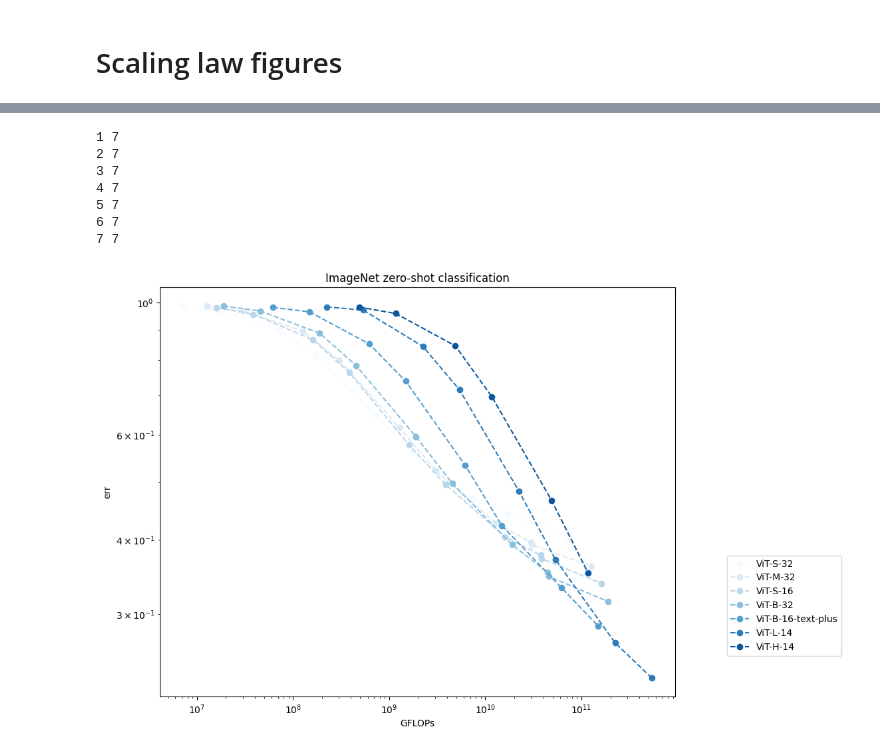
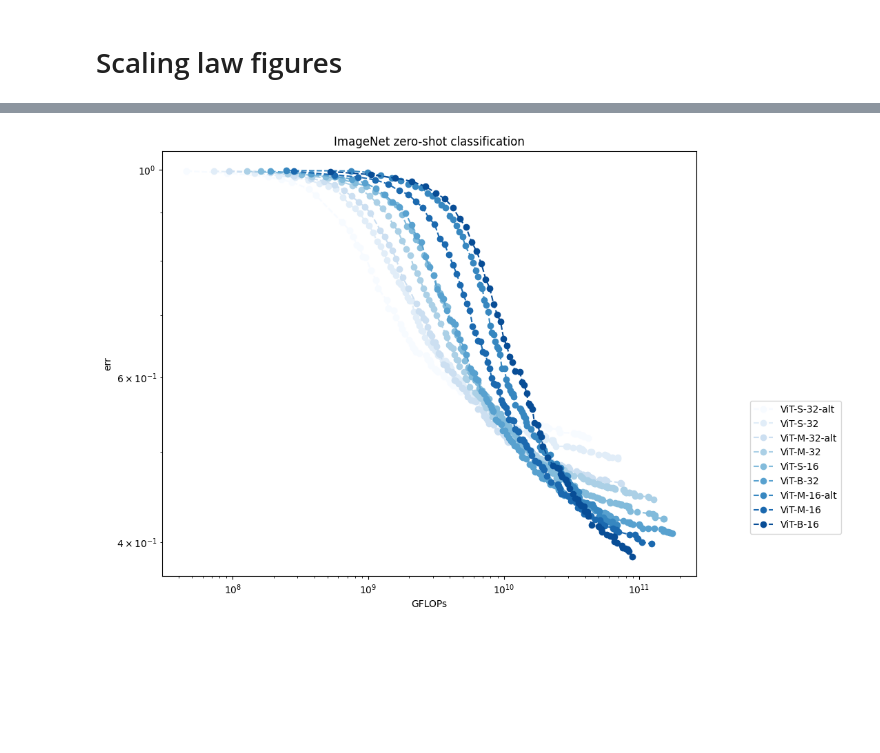
Before and after one commit to SLAMPAI/open_clip_scaling, a Jupyter notebook: results.ipynb, the cells around one changed output, grey strips where cells are left out. Drawn from its saved outputs; the diff is of its cells as text; code cells hidden in the pictures; blank space fills up the shorter version.

```diff
--- a/results.ipynb
+++ b/results.ipynb
@@ -84,7 +84,7 @@ def curve_fit_powlaw_quantile(xdata, ydata, q=0.1):
     def func(x):
         return (x**r.coef_[0]) * np.exp(r.intercept_)
     a, b = (r.intercept_, r.coef_[0])
-    return (a,b), func, f"Y = {np.exp(a):.2f} x X^{b:.2f}"
+    return (a,b), func, f"Y = {np.exp(a):.4f} x X^{b:.4f}"
 # %%
 %%time
 !python build_results_dataframe.py
@@ -132,0 +155,16 @@ Number of evaluations 135845
+# %%
+mp = model_profile.reset_index().copy()
+mp = mp[mp["model"].str.startswith("ViT")]
+S = "mparams"
+mp = mp.sort_values(S)
+mp["nb"] = np.arange(len(mp))
+
+fig = plt.figure(figsize=(10, 10))
+
+#mp.plot.scatter(x="nb", y="gflops")
+plt.scatter(mp.nb, mp[S])
+
+m = mp[mp.model.isin(df.model.unique())]
+plt.scatter(m.nb, m[S], c='red')
+plt.xlabel("Model Index")
+plt.ylabel(S)
@@ -584,7 +647,7 @@ ds, metric, task = "imagenet1k", "acc1", "zeroshot_classification"
 #ds, metric, task = "winoground", "image_acc", "image_caption_selection"
 
 d = df.copy()
-d = d[d.pretrain_dataset != "/p/scratch/laionize/cherti1/datacomp_1B_recap/{0000000..0139827}.tar"]
+d = d[d.pretrain_dataset=="datacomp_1b"]
 
 
 gtask = "generative_" + task
@@ -606,5 +669,7 @@ d = d.sort_values(by=task, ascending=False)#.head()
 #print(d[[gtask, task, "delta", "gflops_total"]].head())
 d.plot(x="gflops_total", y="delta", kind="scatter")
 plt.xscale('log',base=10)
+plt.show()
+d[[gtask, task, "delta", "gflops_total"]].head()
 # %% [output]
 [figure]
@@ -858,0 +963,7 @@ cmap = plt.get_cmap("Blues")
+# %%
+gflops_grid = np.logspace(7, 12, 10)
+for g in gflops_grid:
+
+    for model in D.model.unique():
+        mg = model_profile.loc[model].gflops
+        print("total", g, model, "with samples seen", (g/mg) / 10**6, "M")
@@ -861,18 +1071,19 @@ ds, metric = "imagenet1k", "acc1"
 #ds, metric = "winoground", "text_acc"
 #ds, metric = "sugar_crepe/swap_obj", "acc"
 #ds, metric = "mscoco_captions", "image_retrieval_recall@5"
+scheduler = "const"
+D = df
+D = D[D.pretrain_dataset == "datacomp_1b"]
 
-D = df
-D = D[D.pretrain_dataset != "/p/scratch/laionize/cherti1/datacomp_1B_recap/{0000000..0139827}.tar"]
-D = D[D.epoch==D.total_epochs]
 D = D[D.downstream_dataset==ds]
 D = D[~D[metric].isna()]
 D = D[D.namespace == "clip"]
+D = D[D.lr_scheduler == scheduler]
+if scheduler != "const":
+    D = D[D.epoch==D.total_epochs]
 N = len(D.model.unique())
-
 models = list(D.model.unique())
 models = sorted(models, key=lambda k:model_profile.loc[k].gflops)
-colors = ["orange", "blue", "red", "green", "violet", "black", "pink"]
 fig = plt.figure(figsize=(10, 8))
 I=0
 #print(D)
@@ -891,13 +1102,15 @@ for ind, model in enumerate(models):
     R = R[~R[metric].isna()]
     if len(R) == 0:
         continue
+    if scheduler == "const":
+        R["gflops_total"] = R.epoch * 12.8e6 * model_profile.loc[model].gflops
     R = R.sort_values(by="gflops_total")
+
     X = (R["gflops_total"]).values
     #X = R["total_samples_seen"].values
     Y = 1-(R[metric]).values
 
 
-    color = colors[I]
     #color = "blue"
 
     I+=1
@@ -914,42 +1127,34 @@ for ind, model in enumerate(models):
     #plt.plot(X[m], func(X[m]), label=f"{name}", linestyle='dashed', c=color)
     #m = monotonically_decreasing2(X, Y)
     #m = monotonically_decreasing(Y)
     #m = X>0
     #plt.scatter(X, Y, label=f"{name[0]}", c=color, s=10.0, alpha=0.5)
     XX, YY = group_vals(X, Y)
     m = monotonically_decreasing(YY)
-    print(I, N)
     plt.plot(XX[m], YY[m], linestyle='dashed', c=cmap(  (I-1) / N), marker='o', label=f"{name}")
 plt.xscale('log')
 plt.yscale("log")
 
 plt.xlabel("GFLOPs")
 plt.ylabel("err")
 #plt.title(ds)
 plt.legend(loc=(1.1,.1))
 
 #plt.legend()
 
 if metric == "image_retrieval_recall@5":
     plt.title("COCO image retrieval recall@5")
     plt.savefig("coco_image_retrieval_5.pdf")
 elif metric == "text_retrieval_recall@5":
     plt.title("COCO text retrieval recall@5")
     plt.savefig("coco_text_retrieval_5.pdf")
 elif metric == "acc1":
     plt.title("ImageNet zero-shot classification")
     plt.savefig("imagenet.pdf")
 
 plt.show()
 # %% [output]
-1 7
-2 7
-3 7
-4 7
-5 7
-6 7
-7 7
-[figure, old version]
+[figure, new version]
 # %%
 metric = "caption_loss"
 D = df
```
Also changed, not shown: parts of 37 cells of this notebook, 1 other file.
